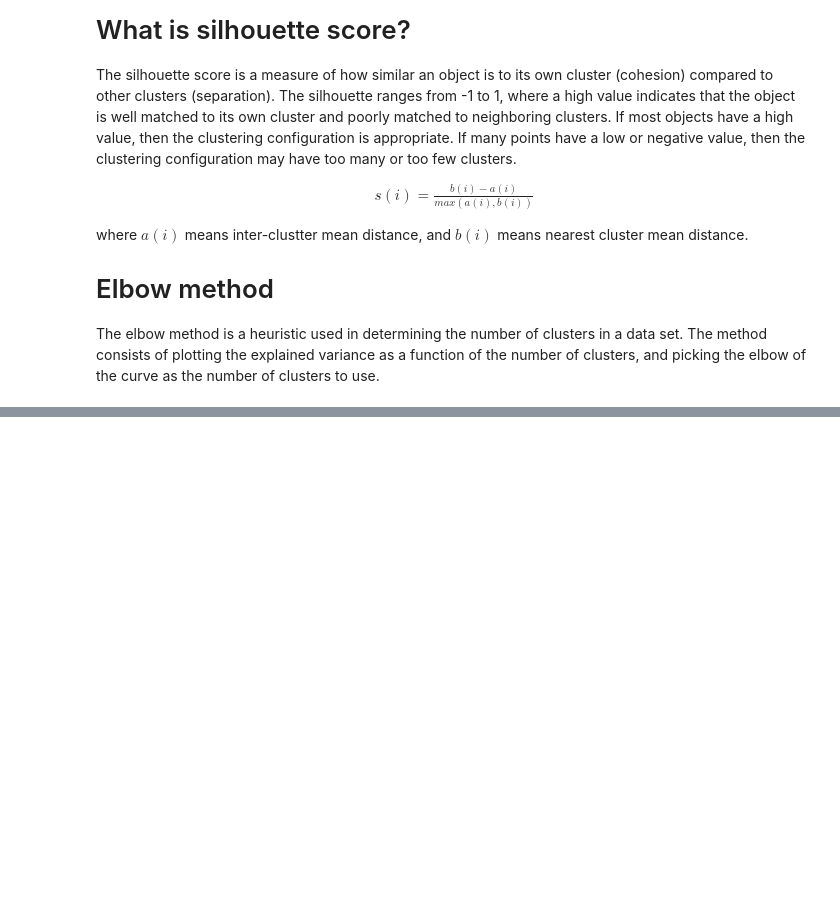
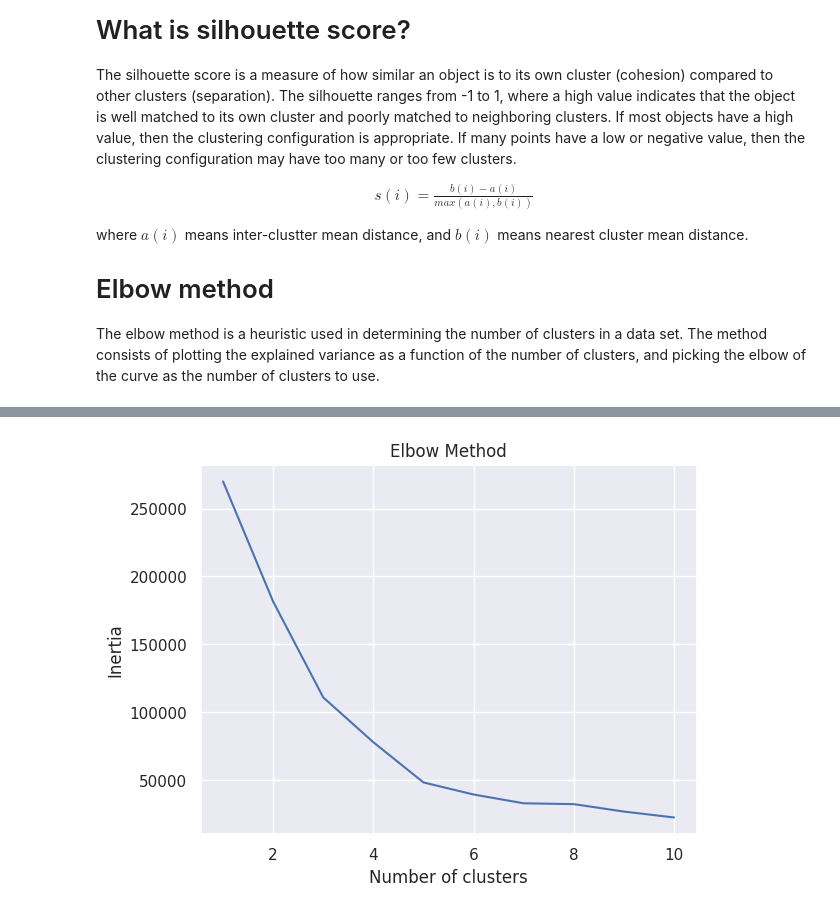
Before and after one commit to Abhishekkumar2021/DS, a Jupyter notebook: KMEANS_Implement.ipynb, the cells around one changed output, grey strips where cells are left out. Cells and saved outputs as stored; diff of their text form; code cells hidden in the pictures; blank space fills up the shorter version.

Commit message:
Added one more dataset

```diff
--- a/KMEANS_Implement.ipynb
+++ b/KMEANS_Implement.ipynb
@@ -217,0 +238,9 @@ def silhouette_method(data, max_cluster=10):     # Silhouette method
+# %%
+mall_dataset = pd.read_csv('Mall_Customers.csv')
+mall_dataset.head()
+data = mall_dataset.iloc[:, [3, 4]].values
+
+elbow_method(data, max_cluster=11)
+# so the optimal number of clusters is 5
+# %% [output]
+[figure, added]
```
Also changed, not shown: parts of 5 cells of this notebook, 1 other file.
